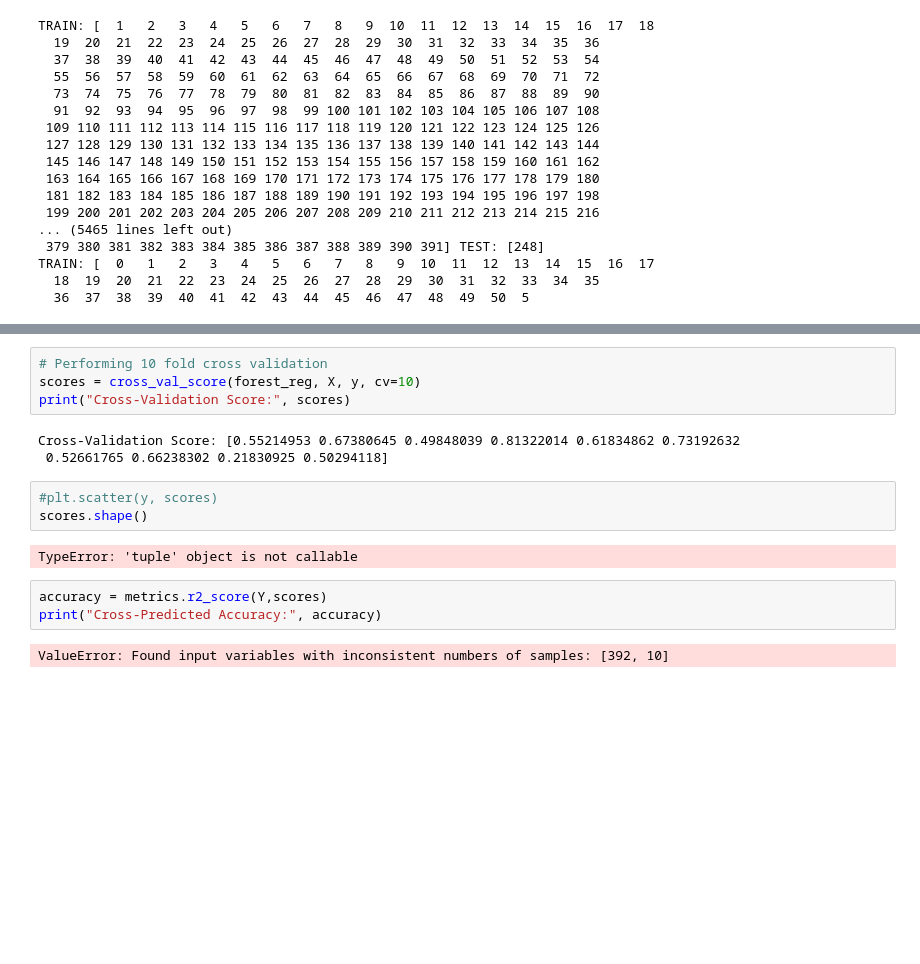
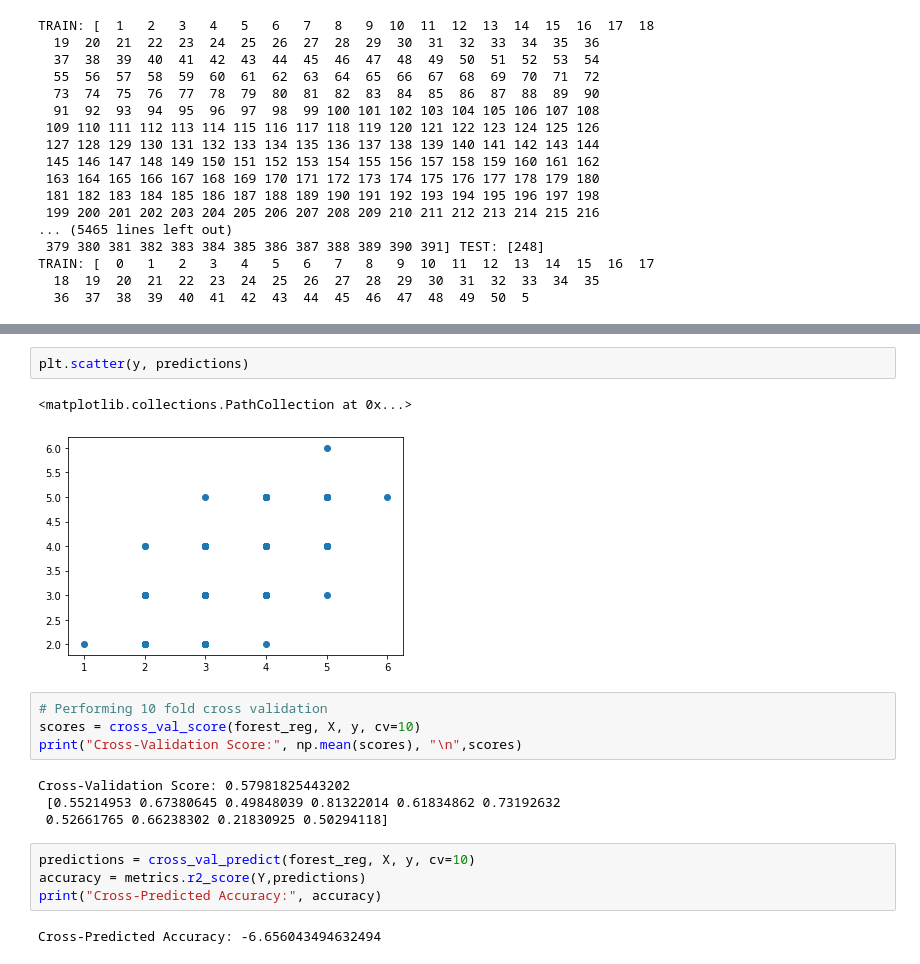
Before and after one commit to DogeFL/machineLearningAssignment1, a Jupyter notebook: mini_project1_algorithm1.ipynb, the cells around one changed output, grey strips where cells are left out. Saved outputs shown, nothing was run; the diff lists cells and outputs as text; blank space fills up the shorter version.

```diff
--- a/mini_project1_algorithm1.ipynb
+++ b/mini_project1_algorithm1.ipynb
@@ -434,17 +458,19 @@ We will choose Random Forest Regression since it has the lowest
+# %%
+plt.scatter(y, predictions)
+# %% [output]
+<matplotlib.collections.PathCollection at 0x...>
+[figure, added]
 # %%
 # Performing 10 fold cross validation
 scores = cross_val_score(forest_reg, X, y, cv=10)
-print("Cross-Validation Score:", scores)
+print("Cross-Validation Score:", np.mean(scores), "\n",scores)
 # %% [output]
-Cross-Validation Score: [0.55214953 0.67380645 0.49848039 0.81322014 0.61834862 0.73192632
+Cross-Validation Score: 0.57981825443202
+ [0.55214953 0.67380645 0.49848039 0.81322014 0.61834862 0.73192632
  0.52661765 0.66238302 0.21830925 0.50294118]
-# %%
-#plt.scatter(y, scores)
-scores.shape()
-# %% [output]
-TypeError: 'tuple' object is not callable
 # %%
-accuracy = metrics.r2_score(Y,scores)
+predictions = cross_val_predict(forest_reg, X, y, cv=10)
+accuracy = metrics.r2_score(Y,predictions)
 print("Cross-Predicted Accuracy:", accuracy)
 # %% [output]
-ValueError: Found input variables with inconsistent numbers of samples: [392, 10]
+Cross-Predicted Accuracy: -6.656043494632494
```
Also changed, not shown: parts of 9 cells of this notebook.
